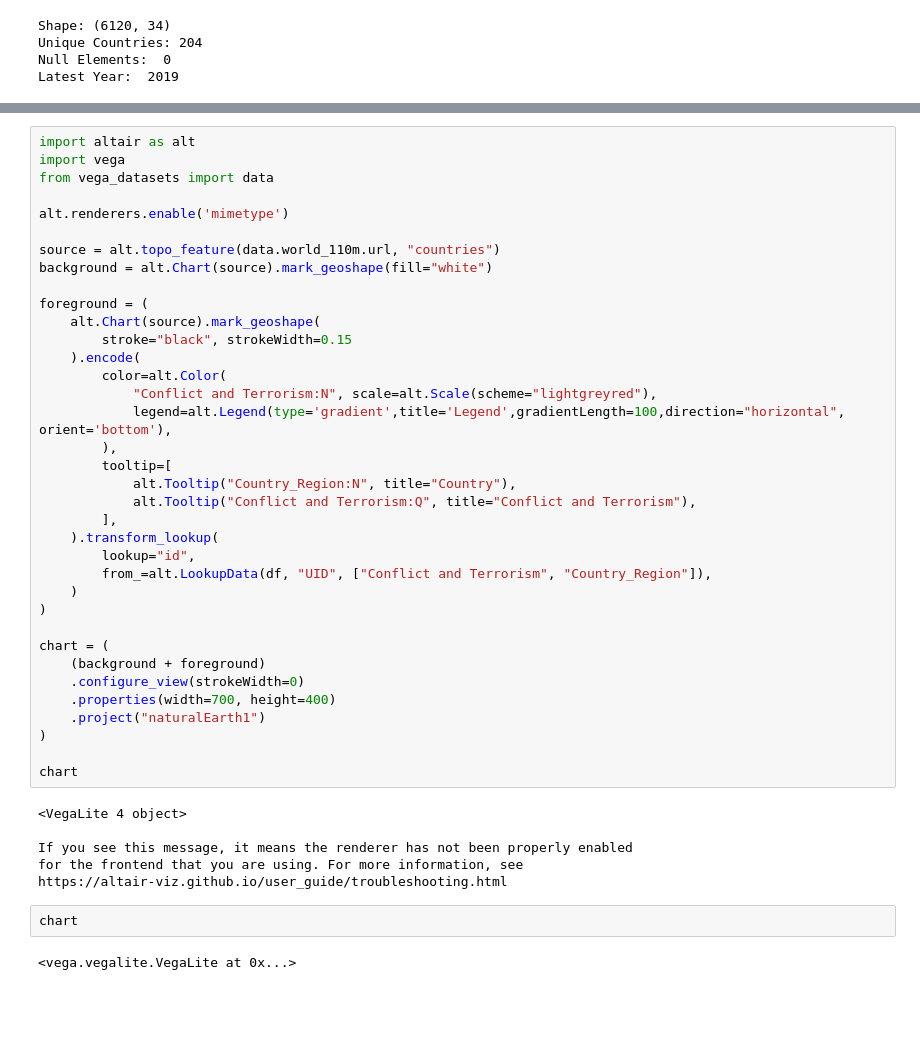
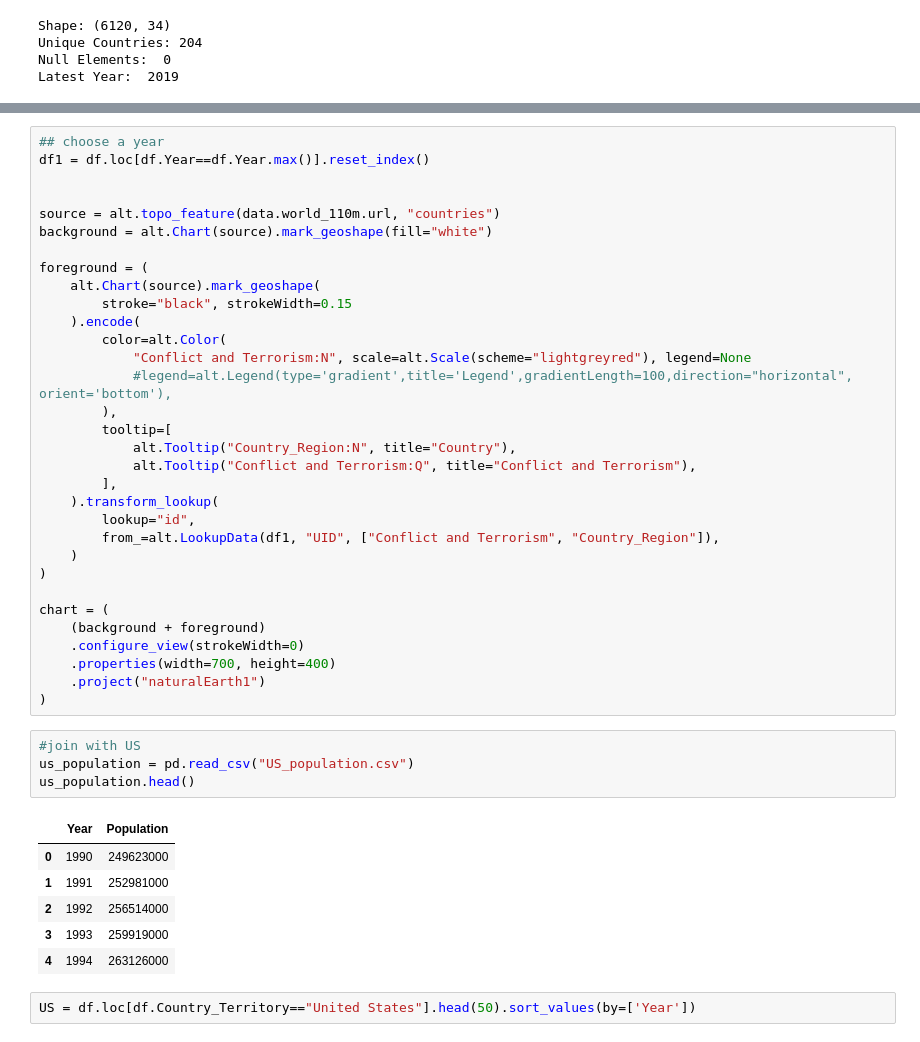
Before and after one commit to jiahongc/Udacity-Data-Science_Project1-Blog, a Jupyter notebook: project_1.ipynb, the cells around one changed output, grey strips where cells are left out. Cells and saved outputs as stored; diff of their text form; blank space fills up the shorter version.

```diff
--- a/project_1.ipynb
+++ b/project_1.ipynb
@@ -52,9 +116,7 @@ df
 # %%
-import altair as alt
-import vega
-from vega_datasets import data
+## choose a year
+df1 = df.loc[df.Year==df.Year.max()].reset_index()
 
-alt.renderers.enable('mimetype')
 
 source = alt.topo_feature(data.world_110m.url, "countries")
 background = alt.Chart(source).mark_geoshape(fill="white")
@@ -64,8 +126,8 @@ foreground = (
         stroke="black", strokeWidth=0.15
     ).encode(
         color=alt.Color(
-            "Conflict and Terrorism:N", scale=alt.Scale(scheme="lightgreyred"),
-            legend=alt.Legend(type='gradient',title='Legend',gradientLength=100,direction="horizontal", orient='bottom'),
+            "Conflict and Terrorism:N", scale=alt.Scale(scheme="lightgreyred"), legend=None
+            #legend=alt.Legend(type='gradient',title='Legend',gradientLength=100,direction="horizontal", orient='bottom'),
         ),
         tooltip=[
             alt.Tooltip("Country_Region:N", title="Country"),
@@ -73,7 +135,7 @@ foreground = (
         ],
     ).transform_lookup(
         lookup="id",
-        from_=alt.LookupData(df, "UID", ["Conflict and Terrorism", "Country_Region"]),
+        from_=alt.LookupData(df1, "UID", ["Conflict and Terrorism", "Country_Region"]),
     )
 )
 
@@ -83,15 +145,16 @@ chart = (
     .properties(width=700, height=400)
     .project("naturalEarth1")
 )
-
-chart
-# %% [output]
-<VegaLite 4 object>
-
-If you see this message, it means the renderer has not been properly enabled
-for the frontend that you are using. For more information, see
-https://altair-viz.github.io/user_guide/troubleshooting.html
-# %%
-chart
-# %% [output]
-<vega.vegalite.VegaLite at 0x...>
+# %%
+#join with US
+us_population = pd.read_csv("US_population.csv")
+us_population.head()
+# %% [output]
+|  | Year | Population |
+| 0 | 1990 | 249623000 |
+| 1 | 1991 | 252981000 |
+| 2 | 1992 | 256514000 |
+| 3 | 1993 | 259919000 |
+| 4 | 1994 | 263126000 |
+# %%
+US = df.loc[df.Country_Territory=="United States"].head(50).sort_values(by=['Year'])
```
Also changed, not shown: parts of 11 cells of this notebook, 3 other files.
